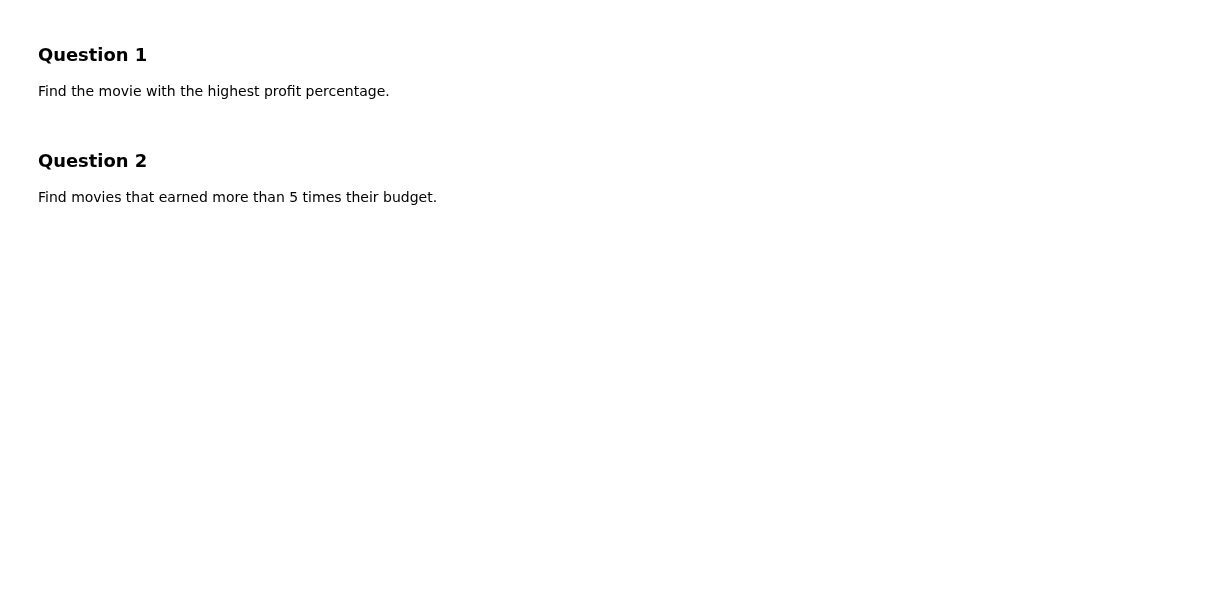
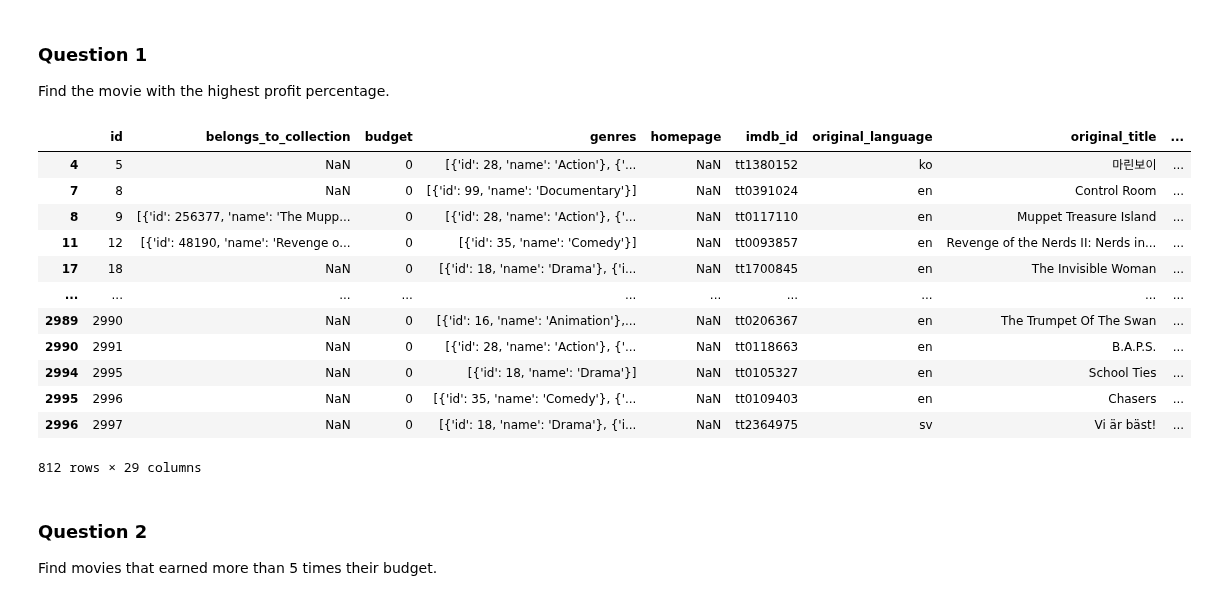
Before and after one commit to ianujrathore/Artificial-Intelligence-and-Machine-Learning, a Jupyter notebook: 03_Pandas/Pandas_Implementation_02.ipynb, the cells around one changed output. Drawn from its saved outputs; the diff is of its cells as text; code cells hidden in the pictures; blank space fills up the shorter version.

```diff
--- a/03_Pandas/Pandas_Implementation_02.ipynb
+++ b/03_Pandas/Pandas_Implementation_02.ipynb
@@ -615,6 +832,21 @@ Find the average profit for each language.
 Find the movie with the highest profit percentage.
 # %%
 # Write your solution here
+df[df['profit_percentage']==df['profit_percentage'].max()]
+# %% [output]
+|  | id | belongs_to_collection | budget | genres | homepage | imdb_id | original_language | original_title | ... |
+| 4 | 5 | NaN | 0 | [{'id': 28, 'name': 'Action'}, {'... | NaN | tt1380152 | ko | 마린보이 | ... |
+| 7 | 8 | NaN | 0 | [{'id': 99, 'name': 'Documentary'}] | NaN | tt0391024 | en | Control Room | ... |
+| 8 | 9 | [{'id': 256377, 'name': 'The Mupp... | 0 | [{'id': 28, 'name': 'Action'}, {'... | NaN | tt0117110 | en | Muppet Treasure Island | ... |
+| 11 | 12 | [{'id': 48190, 'name': 'Revenge o... | 0 | [{'id': 35, 'name': 'Comedy'}] | NaN | tt0093857 | en | Revenge of the Nerds II: Nerds in... | ... |
+| 17 | 18 | NaN | 0 | [{'id': 18, 'name': 'Drama'}, {'i... | NaN | tt1700845 | en | The Invisible Woman | ... |
+| ... | ... | ... | ... | ... | ... | ... | ... | ... | ... |
+| 2989 | 2990 | NaN | 0 | [{'id': 16, 'name': 'Animation'},... | NaN | tt0206367 | en | The Trumpet Of The Swan | ... |
+| 2990 | 2991 | NaN | 0 | [{'id': 28, 'name': 'Action'}, {'... | NaN | tt0118663 | en | B.A.P.S. | ... |
+| 2994 | 2995 | NaN | 0 | [{'id': 18, 'name': 'Drama'}] | NaN | tt0105327 | en | School Ties | ... |
+| 2995 | 2996 | NaN | 0 | [{'id': 35, 'name': 'Comedy'}, {'... | NaN | tt0109403 | en | Chasers | ... |
+| 2996 | 2997 | NaN | 0 | [{'id': 18, 'name': 'Drama'}, {'i... | NaN | tt2364975 | sv | Vi är bäst! | ... |
+812 rows × 29 columns
 # %% [markdown]
 ### Question 2
 Find movies that earned more than 5 times their budget.
```
Also changed, not shown: parts of 33 cells of this notebook.
